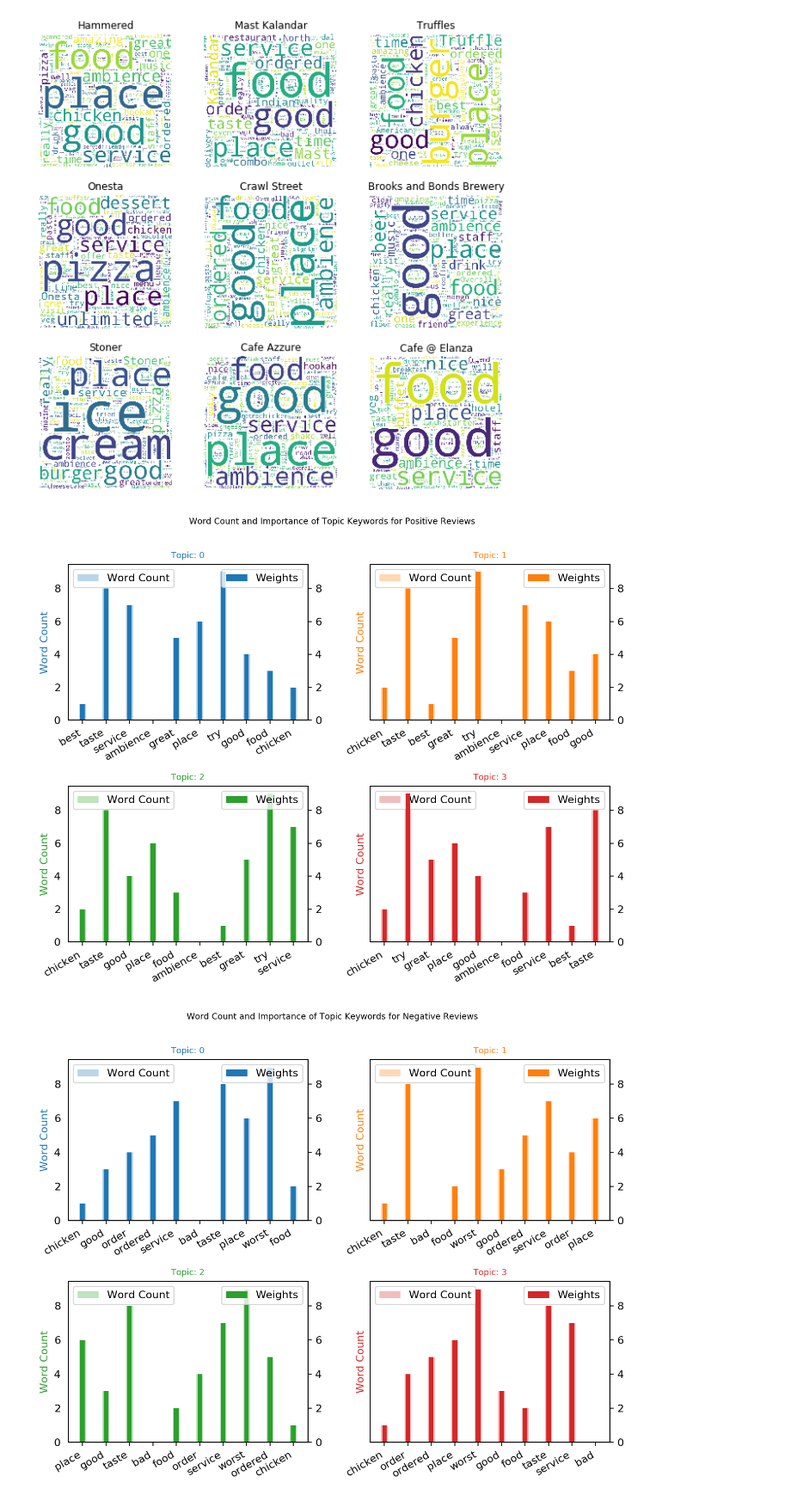
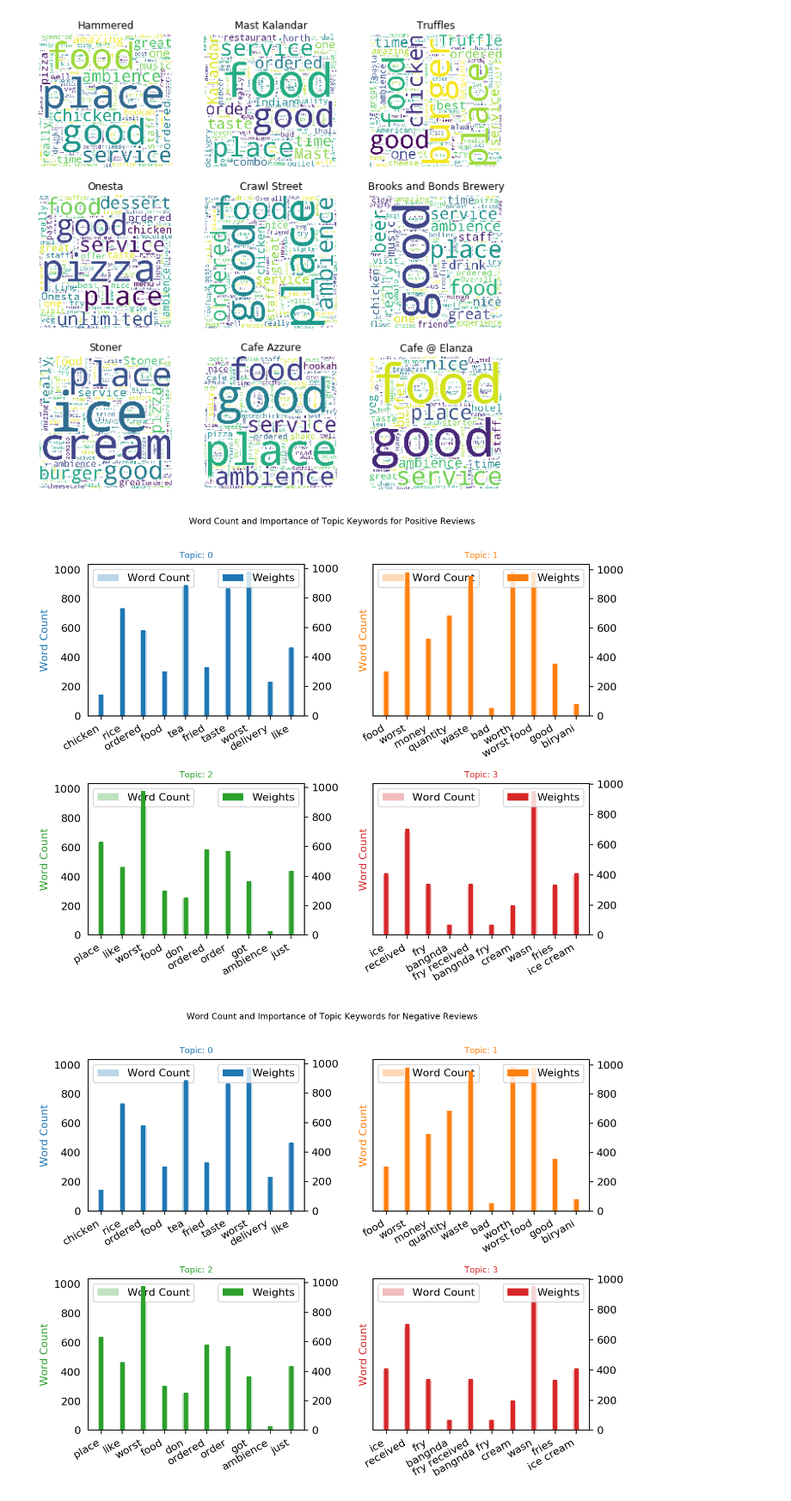
Before and after one commit to robinsaheb/ResturantReviews, a Jupyter notebook: Zomato Notebook.ipynb, the cells around one changed output. Shown at 86% size. Saved outputs shown, nothing was run; the diff lists cells and outputs as text; code cells hidden in the pictures.

Commit message:
Topic Modeling Complete

```diff
--- a/Zomato Notebook.ipynb
+++ b/Zomato Notebook.ipynb
@@ -260,7 +267,7 @@ lda_z = lda.fit_transform(tf)
 counter = Counter(corpus)
 out = []
 for topic_idx, topic in enumerate(lda.components_):
-    for i in topic.argsort():
+    for i in topic.argsort()[:-10 - 1:-1]:
         out.append([tf_feature_names[i], topic_idx, i, counter[tf_feature_names[i]]])
 
 
@@ -285,10 +292,10 @@ fig.tight_layout(w_pad=2)
 fig.suptitle('Word Count and Importance of Topic Keywords for Positive Reviews', fontsize=8, y=1.05)
 plt.show()
 # %% [output]
-[figure, old version]
+[figure, new version]
 # %%
 # For Negative Reviews
-no_features = 10
+no_features = 1000
 
 data = ratings[ratings['sent']==0]['Reviews'][:3000]
 # LDA can only use raw term counts for LDA because it is a probabilistic graphical model
@@ -310,30 +317,30 @@ lda_z = lda.fit_transform(tf)
 # %%
 counter = Counter(corpus)
 out = []
 for topic_idx, topic in enumerate(lda.components_):
-    for i in topic.argsort():
+    for i in topic.argsort()[:-10 - 1:-1]:
         out.append([tf_feature_names[i], topic_idx, i, counter[tf_feature_names[i]]])
 
 
 dataframe = pd.DataFrame(out, columns=['word', 'topic_id', 'importance', 'word_count'])
 
-
+#print(dataframe)
 # Plot Word Count and Weights of Topic Keywords
 fig, axes = plt.subplots(2, 2, figsize=(8,6), sharey=True, dpi=160)
 cols = [color for name, color in mcolors.TABLEAU_COLORS.items()]
 for i, ax in enumerate(axes.flatten()):
     ax.bar(x='word', height="importance", data=dataframe.loc[dataframe.topic_id==i, :], color=cols[i], width=0.3, alpha=0.3, label='Word Count')
     ax_twin = ax.twinx()
     ax_twin.bar(x='word', height="importance", data=dataframe.loc[dataframe.topic_id==i, :], color=cols[i], width=0.2, label='Weights')
     ax.set_ylabel('Word Count', color=cols[i])
     #ax_twin.set_ylim(0, 0.030); ax.set_ylim(0, 3500)
     ax.set_title('Topic: ' + str(i), color=cols[i], fontsize=8)
     ax.tick_params(axis='y', left=False)
     ax.set_xticklabels(dataframe.loc[dataframe.topic_id==i, 'word'], rotation=30, horizontalalignment= 'right')
     ax.legend(loc='upper left'); ax_twin.legend(loc='upper right')
 
 fig.tight_layout(w_pad=2)
 fig.suptitle('Word Count and Importance of Topic Keywords for Negative Reviews', fontsize=8, y=1.05)
 plt.show()
 # %% [output]
-[figure, old version]
+[figure, new version]
```
Also changed, not shown: parts of 4 cells of this notebook.
